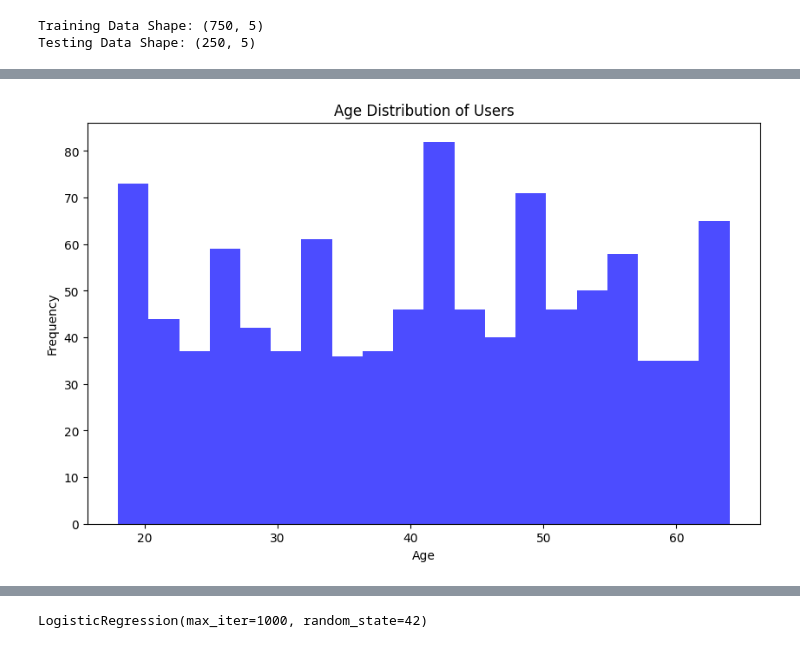
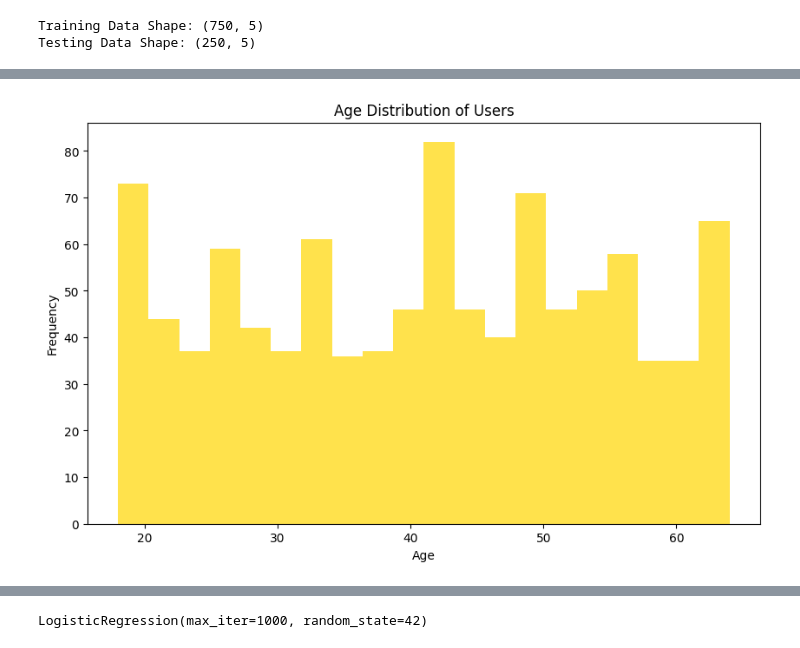
Before and after one commit to Akshit7kotnala/IT-all-study-material, a Jupyter notebook: ML Assignments/Assignment 1/Akshit assignment 1.ipynb, the cells around one changed output, grey strips where cells are left out. Drawn from its saved outputs; the diff is of its cells as text; code cells hidden in the pictures.

```diff
--- a/ML Assignments/Assignment 1/Akshit assignment 1.ipynb
+++ b/ML Assignments/Assignment 1/Akshit assignment 1.ipynb
@@ -254,12 +293,12 @@ Testing Data Shape: (250, 5)
 # %%
 plt.figure(figsize=(10, 6))
-plt.hist(v['Age'], bins=20, color='blue', alpha=0.7)
+plt.hist(v['Age'], bins=20, color='gold', alpha=0.7)
 plt.title('Age Distribution of Users')
 plt.xlabel('Age')
 plt.ylabel('Frequency')
 plt.show()
 # %% [output]
-[figure, old version]
+[figure, new version]
 # %%
 
 plt.figure(figsize=(8, 6))
```
Also changed, not shown: parts of 26 cells of this notebook, 2 other files.
